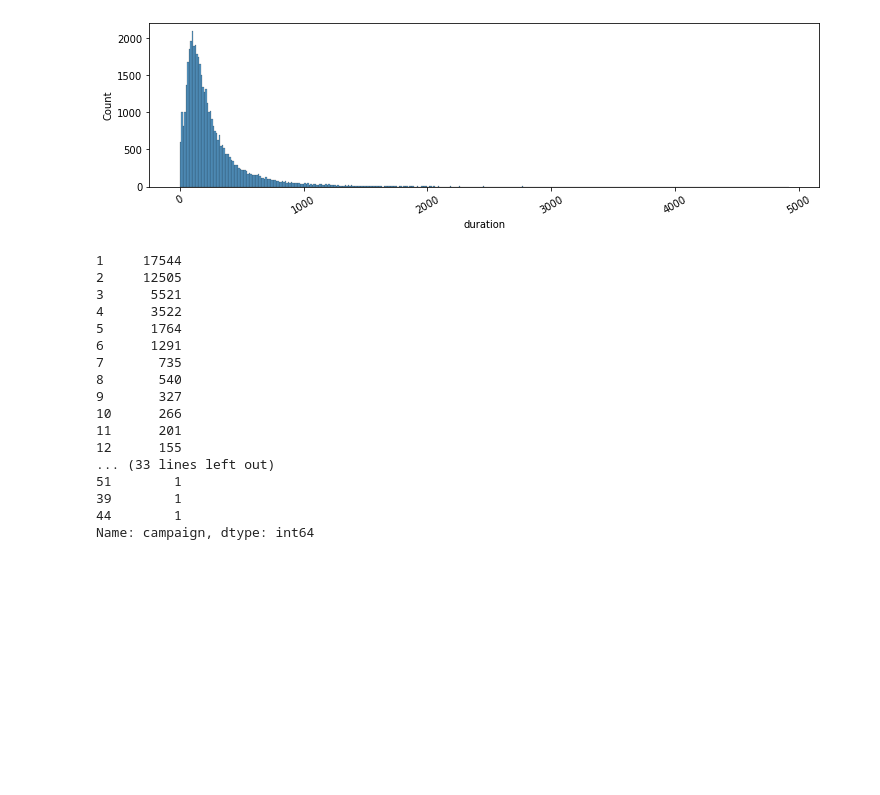
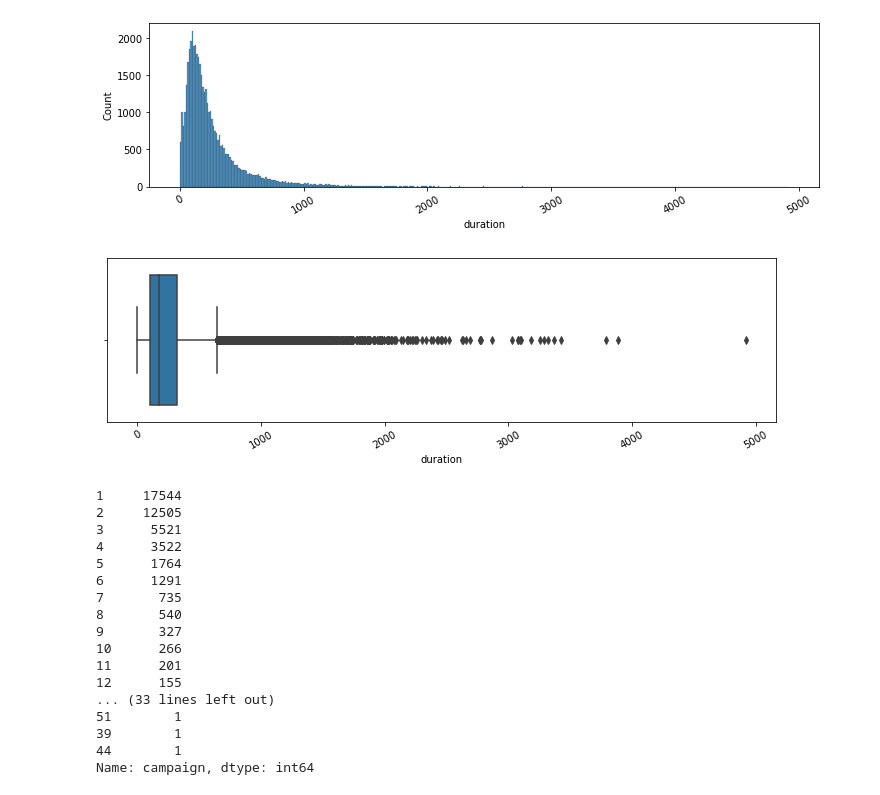
Before and after one commit to sfreagin/ADS_500B_project, a Jupyter notebook: group_project/EDA1.ipynb, the cells around one changed output. Drawn from its saved outputs; the diff is of its cells as text; code cells hidden in the pictures; blank space fills up the shorter version.

```diff
--- a/group_project/EDA1.ipynb
+++ b/group_project/EDA1.ipynb
@@ -167,6 +167,13 @@ sns.histplot(data=bank_main_df,x='duration')
 plt.xticks(rotation=30);
 # %% [output]
 [figure]
+# %%
+#print(bank_main_df['day'].value_counts())
+plt.figure(figsize=(12,3))
+sns.boxplot(data=bank_main_df,x='duration')
+plt.xticks(rotation=30);
+# %% [output]
+[figure, added]
 # %%
 print(bank_main_df['campaign'].value_counts())
 plt.figure(figsize=(12,3))
```
Also changed, not shown: parts of 2 cells of this notebook, 1 other file.
